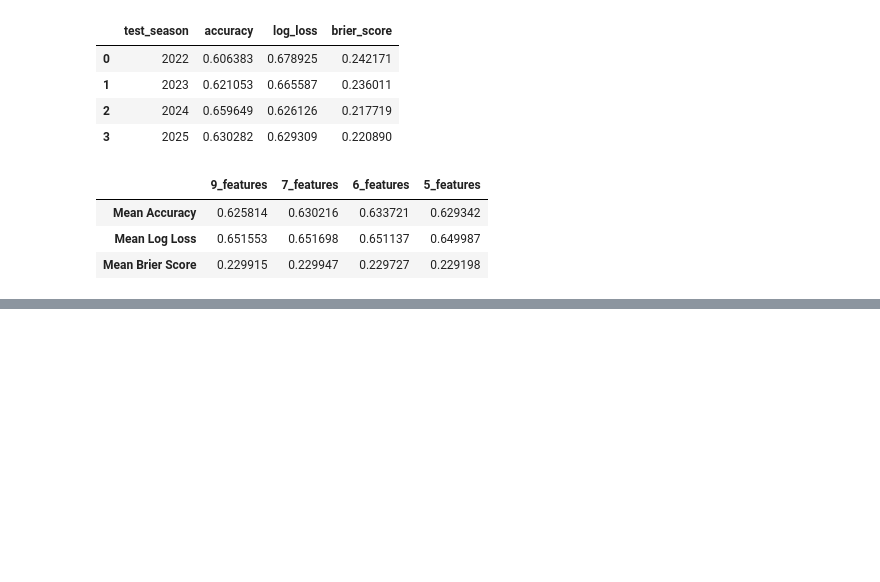
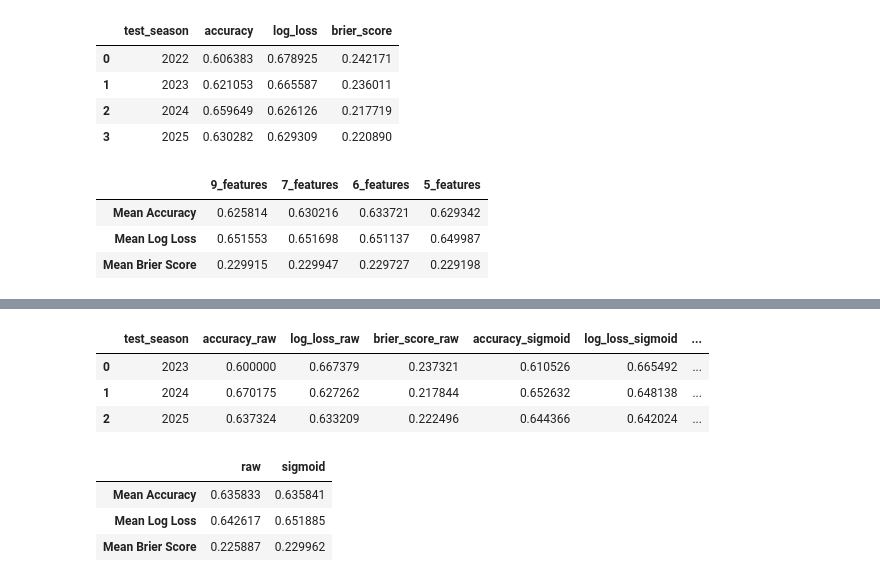
Before and after one commit to GarnetFisherman/nfl-game-prediction, a Jupyter notebook: notebooks/01_explore_nfl_data.ipynb, the cells around one changed output, grey strips where cells are left out. Saved outputs shown, nothing was run; the diff lists cells and outputs as text; code cells hidden in the pictures; blank space fills up the shorter version.

```diff
--- a/notebooks/01_explore_nfl_data.ipynb
+++ b/notebooks/01_explore_nfl_data.ipynb
@@ -6888,0 +7425,6 @@ reduced_qb_summary
+# %%
+calibration_test_seasons = [
+    2023,
+    2024,
+    2025
+]
@@ -6888,0 +7515,55 @@ reduced_qb_summary
+# %%
+raw_calibration_results, raw_calibration_predictions = (
+    evaluate_raw_for_calibration_comparison(
+        calibration_model_data,
+        reduced_features_v2,
+        calibration_test_seasons
+    )
+)
+# %%
+calibration_comparison = (
+    raw_calibration_results.merge(
+        sigmoid_results[
+            [
+                "test_season",
+                "accuracy",
+                "log_loss",
+                "brier_score"
+            ]
+        ],
+        on="test_season",
+        suffixes=("_raw", "_sigmoid")
+    )
+)
+
+calibration_comparison
+# %% [output]
+|  | test_season | accuracy_raw | log_loss_raw | brier_score_raw | accuracy_sigmoid | log_loss_sigmoid | ... |
+| 0 | 2023 | 0.600000 | 0.667379 | 0.237321 | 0.610526 | 0.665492 | ... |
+| 1 | 2024 | 0.670175 | 0.627262 | 0.217844 | 0.652632 | 0.648138 | ... |
+| 2 | 2025 | 0.637324 | 0.633209 | 0.222496 | 0.644366 | 0.642024 | ... |
+# %%
+calibration_summary = pd.DataFrame({
+    "raw": [
+        calibration_comparison["accuracy_raw"].mean(),
+        calibration_comparison["log_loss_raw"].mean(),
+        calibration_comparison["brier_score_raw"].mean()
+    ],
+    "sigmoid": [
+        calibration_comparison["accuracy_sigmoid"].mean(),
+        calibration_comparison["log_loss_sigmoid"].mean(),
+        calibration_comparison["brier_score_sigmoid"].mean()
+    ]
+},
+index=[
+    "Mean Accuracy",
+    "Mean Log Loss",
+    "Mean Brier Score"
+])
+
+calibration_summary
+# %% [output]
+|  | raw | sigmoid |
+| Mean Accuracy | 0.635833 | 0.635841 |
+| Mean Log Loss | 0.642617 | 0.651885 |
+| Mean Brier Score | 0.225887 | 0.229962 |
```
Also changed, not shown: parts of 67 cells of this notebook.
